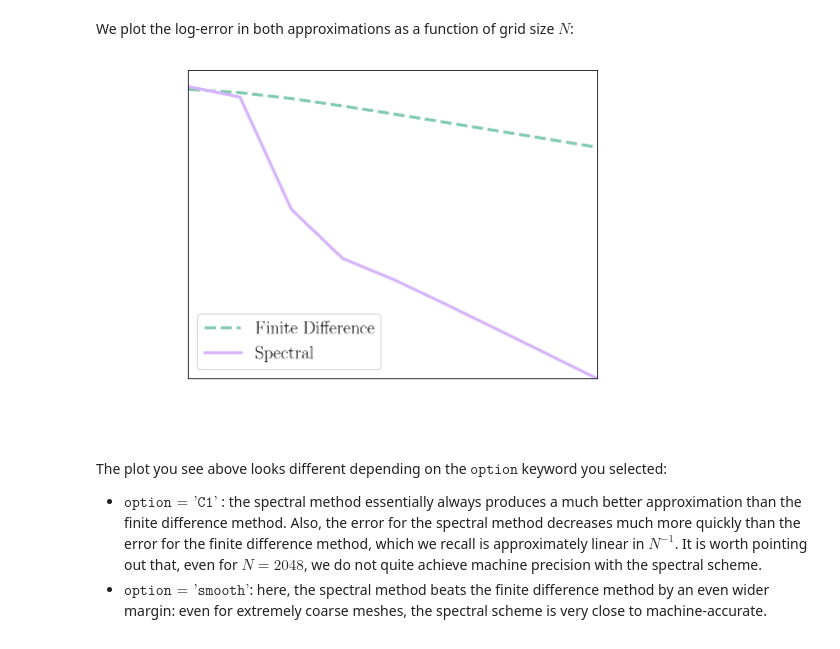
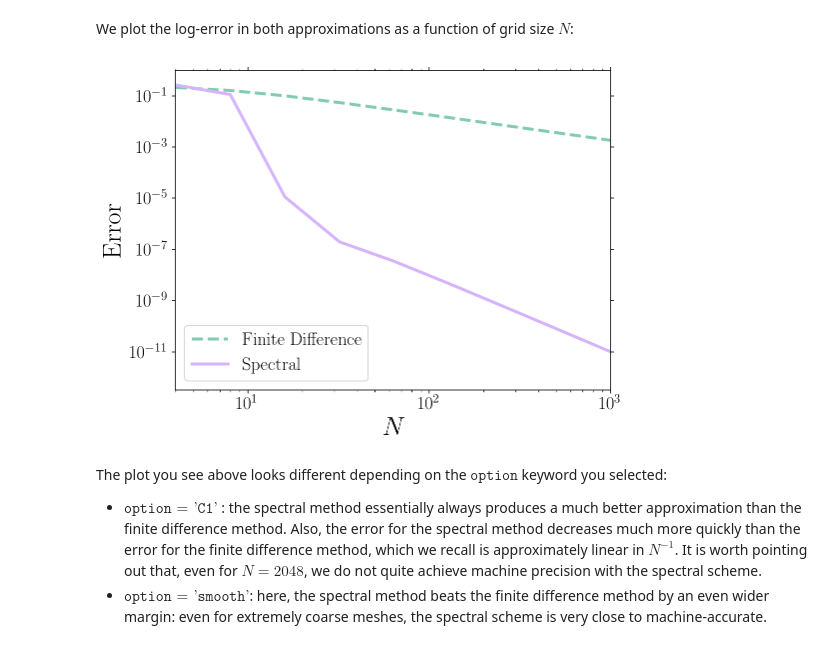
Before and after one commit to ageorgemorgan/teaching, a Jupyter notebook: spectral_differentiation_periodic.ipynb, the cells around one changed output. Drawn from its saved outputs; the diff is of its cells as text; code cells hidden in the pictures.

```diff
--- a/spectral_differentiation_periodic.ipynb
+++ b/spectral_differentiation_periodic.ipynb
@@ -196,35 +196,40 @@ We plot the log-error in both approximations as a function of grid size $N$:
 # %%
 fig, ax =plt.subplots()
 plt.rc('text', usetex=True)
 plt.rc('font', family='serif')
+
+textcolor='k'
 
 plt.loglog(2**grid_n, errors_fd, color='xkcd:pale teal', linewidth='3', linestyle='dashed', label=r"Finite Difference")
 
 plt.loglog(2**grid_n, errors_spec, color='xkcd:light violet', linewidth='3', linestyle='solid',label=r"Spectral")
 
 plt.xlim([4,1e3])
-plt.ylim([1e-11,1e0])
+#plt.ylim([1e-11,1e0])
 
 ax.legend(fontsize=18, loc='best')
 
-plt.xlabel(r"$N$", fontsize=26, color = 'w')
-plt.ylabel(r"Error", fontsize=26, color = 'w')
+plt.xlabel(r"$N$", fontsize=26, color = textcolor)
+plt.ylabel(r"Error", fontsize=26, color = textcolor)
 
-plt.tick_params(axis='x', which='both', top='off', color = 'w')
-plt.xticks(fontsize=18, rotation=0, color = 'w')
-plt.tick_params(axis='y', which='both', right='off', color = 'w')
-plt.yticks(fontsize=18, rotation=0, color = 'w')
+plt.tick_params(axis='x', which='both', top='off', color = textcolor)
+plt.xticks(fontsize=18, rotation=0, color = textcolor)
+plt.tick_params(axis='y', which='both', right='off', color = textcolor)
+plt.yticks(fontsize=18, rotation=0, color = textcolor)
 #ax.locator_params(axis='y', nbins=6)
 #ax.locator_params(axis='x', nbins=6)
 
 plt.tight_layout()
 
 fig.set_size_inches(8, 6)
-#plt.rcParams['figure.dpi'] = 600
+#plt.rcParams['figure.dpi'] = 100
+
+dpi = 800
+plt.savefig("bec_fig_competition", dpi=dpi)
 
 plt.show()
 # %% [output]
-[figure, old version]
+[figure, new version]
 # %% [markdown]
 The plot you see above looks different depending on the $\texttt{option}$ keyword you selected:
 - $\texttt{option = 'C1'}$ : the spectral method essentially always produces a much better approximation than the finite difference method. Also, the error for the spectral method decreases much more quickly than the error for the finite difference method, which we recall is approximately linear in $N^{-1}$. It is worth pointing out that, even for $N=2048$, we do not quite achieve machine precision with the spectral scheme.
```
Also changed, not shown: parts of 4 cells of this notebook.
